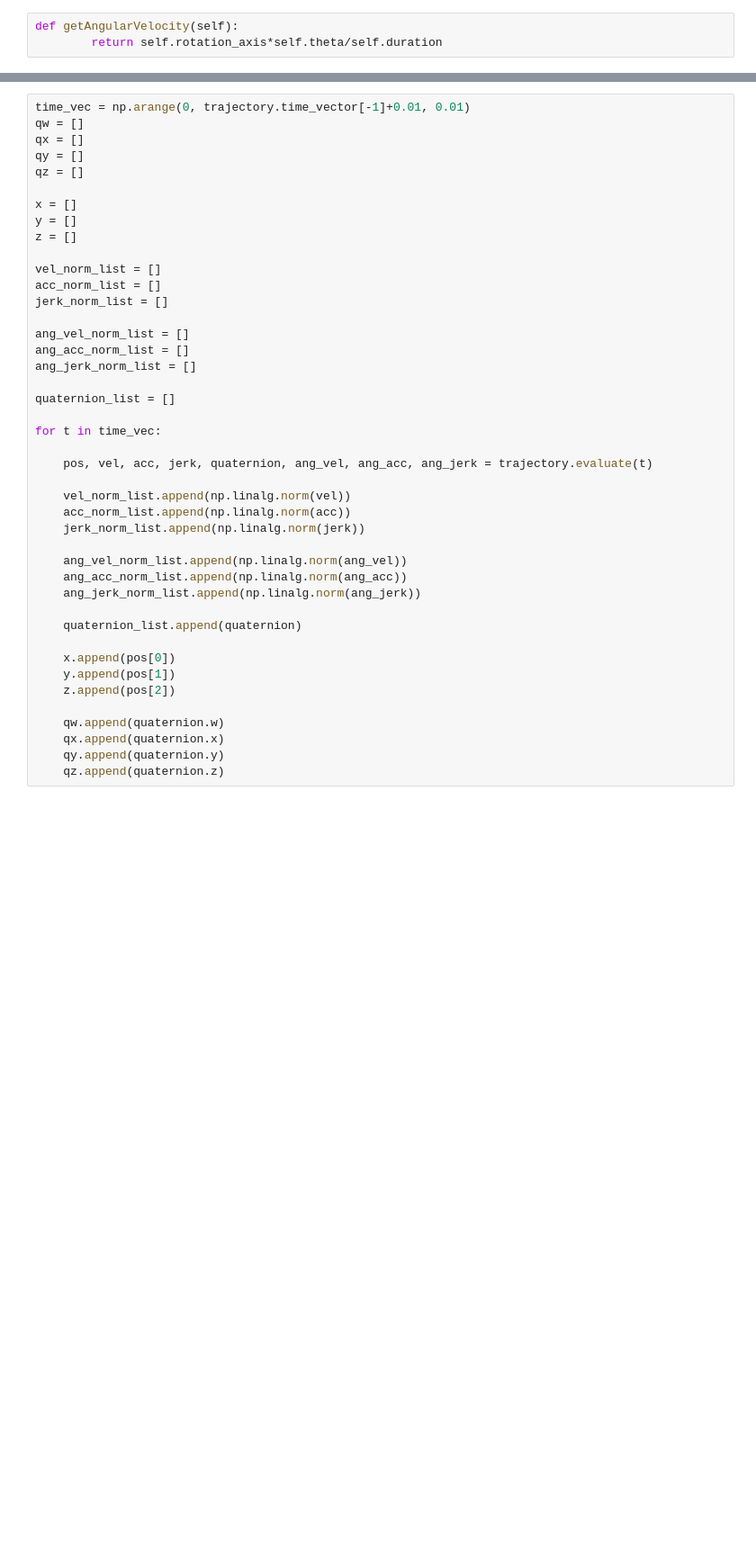
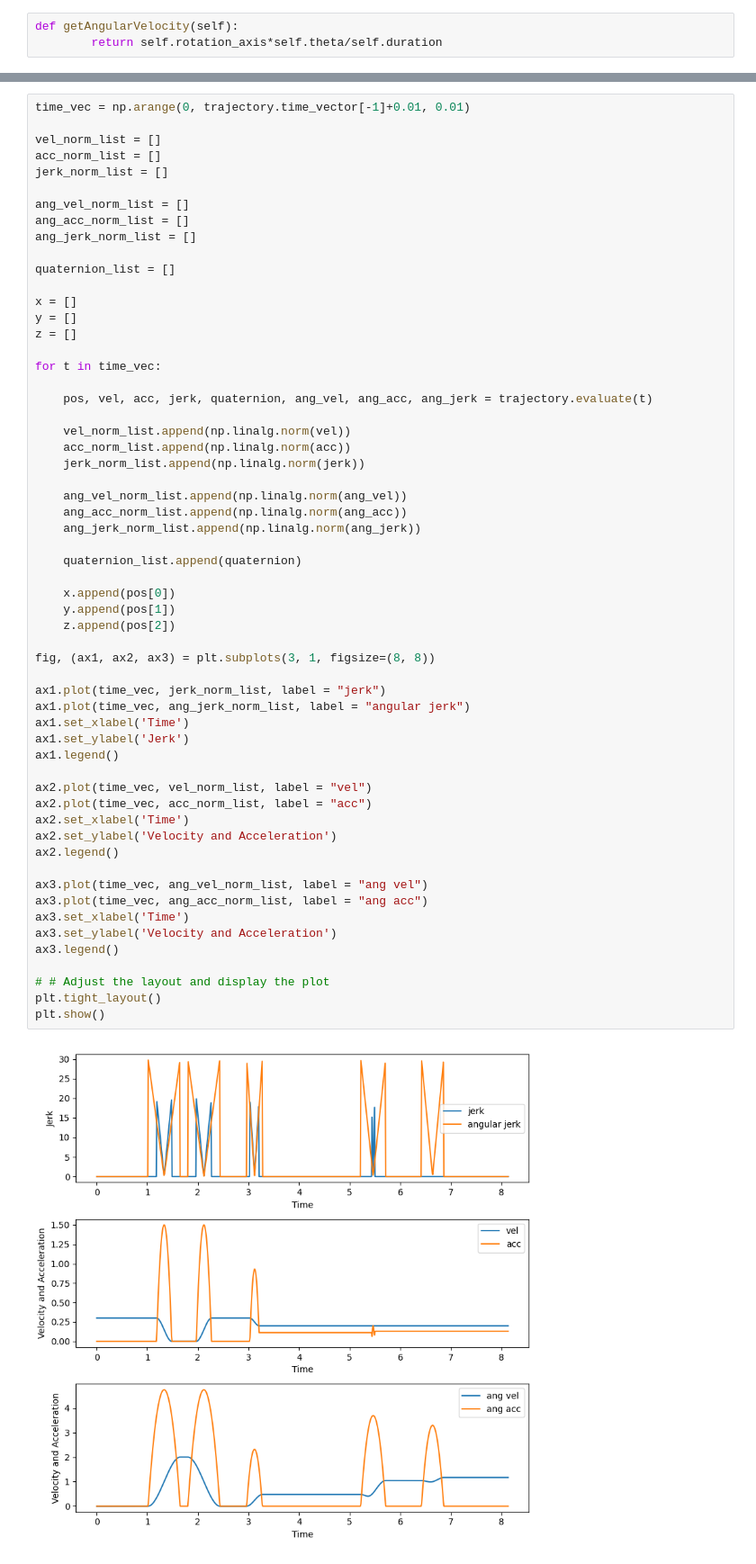
Before and after one commit to JTem/Masterthesis, a Jupyter notebook: 3.4_dual_quaternion_interpolation.ipynb, the cells around one changed output, grey strips where cells are left out. Shown at 90% size. Drawn from its saved outputs; the diff is of its cells as text; blank space fills up the shorter version.

```diff
--- a/3.4_dual_quaternion_interpolation.ipynb
+++ b/3.4_dual_quaternion_interpolation.ipynb
@@ -296,43 +564,60 @@ cnt:  10
 # %%
 time_vec = np.arange(0, trajectory.time_vector[-1]+0.01, 0.01)
-qw = []
-qx = []
-qy = []
-qz = []
-
-x = []
-y = []
-z = []
 
 vel_norm_list = []
 acc_norm_list = []
 jerk_norm_list = []
 
 ang_vel_norm_list = []
 ang_acc_norm_list = []
 ang_jerk_norm_list = []
 
 quaternion_list = []
+
+x = []
+y = []
+z = []
 
 for t in time_vec:
 
     pos, vel, acc, jerk, quaternion, ang_vel, ang_acc, ang_jerk = trajectory.evaluate(t)
 
     vel_norm_list.append(np.linalg.norm(vel))
     acc_norm_list.append(np.linalg.norm(acc))
     jerk_norm_list.append(np.linalg.norm(jerk))
 
     ang_vel_norm_list.append(np.linalg.norm(ang_vel))
     ang_acc_norm_list.append(np.linalg.norm(ang_acc))
     ang_jerk_norm_list.append(np.linalg.norm(ang_jerk))
 
     quaternion_list.append(quaternion)
 
     x.append(pos[0])
     y.append(pos[1])
     z.append(pos[2])
 
-    qw.append(quaternion.w)
-    qx.append(quaternion.x)
-    qy.append(quaternion.y)
-    qz.append(quaternion.z)
+fig, (ax1, ax2, ax3) = plt.subplots(3, 1, figsize=(8, 8))
+
+ax1.plot(time_vec, jerk_norm_list, label = "jerk")
+ax1.plot(time_vec, ang_jerk_norm_list, label = "angular jerk")
+ax1.set_xlabel('Time')
+ax1.set_ylabel('Jerk')
+ax1.legend()
+
+ax2.plot(time_vec, vel_norm_list, label = "vel")
+ax2.plot(time_vec, acc_norm_list, label = "acc")
+ax2.set_xlabel('Time')
+ax2.set_ylabel('Velocity and Acceleration')
+ax2.legend()
+
+ax3.plot(time_vec, ang_vel_norm_list, label = "ang vel")
+ax3.plot(time_vec, ang_acc_norm_list, label = "ang acc")
+ax3.set_xlabel('Time')
+ax3.set_ylabel('Velocity and Acceleration')
+ax3.legend()
+
+# # Adjust the layout and display the plot
+plt.tight_layout()
+plt.show()
+# %% [output]
+[figure, added]
```
Also changed, not shown: parts of 27 cells of this notebook, 6 other files.
